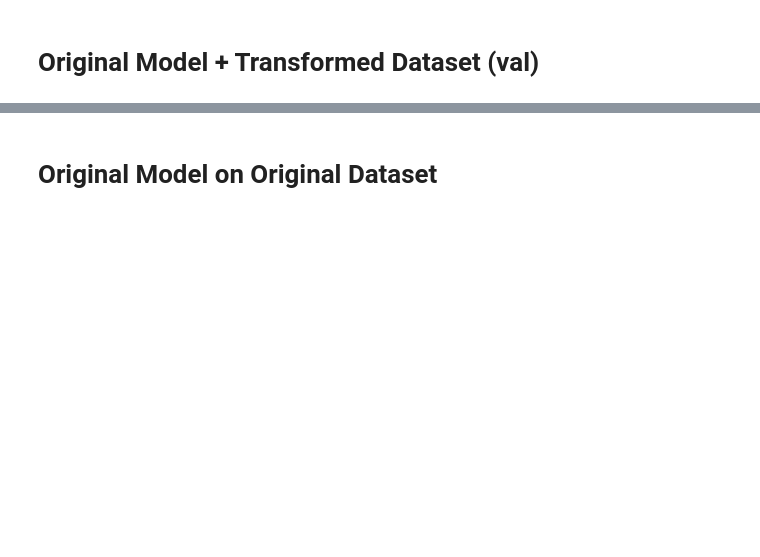
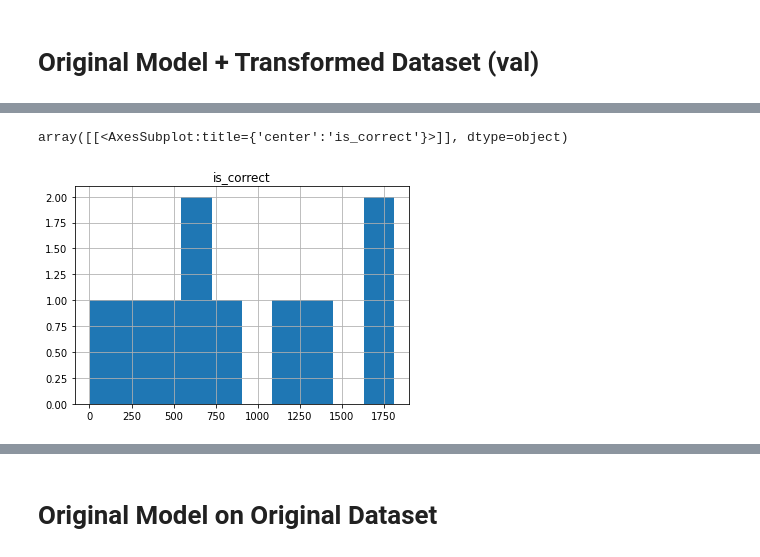
Before and after one commit to carolineeeeeee/automating_requirements, a Jupyter notebook: verifying2/finetune.ipynb, the cells around one changed output, grey strips where cells are left out. Drawn from its saved outputs; the diff is of its cells as text; code cells hidden in the pictures; blank space fills up the shorter version.

```diff
--- a/verifying2/finetune.ipynb
+++ b/verifying2/finetune.ipynb
@@ -200,0 +282,3 @@ TypeError: eval_model() missing 1 required positional argument: 'device'
+# %%
+result_df = pd.DataFrame(data=result_records)
+result_df
@@ -200,0 +301,4 @@ TypeError: eval_model() missing 1 required positional argument: 'device'
+# %%
+df1 = result_df[result_df['phase']=='val'].sort_values(by=['IQA_score'])
+df1['IQA_interval'] = round(df1['IQA_score'], 1)
+df1
@@ -200,0 +334,3 @@ TypeError: eval_model() missing 1 required positional argument: 'device'
+# %%
+trained_IQA_int_dist_df = df1[df1['epoch']==df1['epoch'].max()].groupby(by=["IQA_interval"]).sum()[['is_correct']]
+trained_IQA_int_dist_df
@@ -211,0 +400,5 @@ avg_loss: 0.6363577985350043, avg_acc: 0.8244
+# %%
+trained_IQA_int_dist_df.hist()
+# %% [output]
+array([[<AxesSubplot:title={'center':'is_correct'}>]], dtype=object)
+[figure, added]
```
Also changed, not shown: parts of 29 cells of this notebook, 2 other files.
